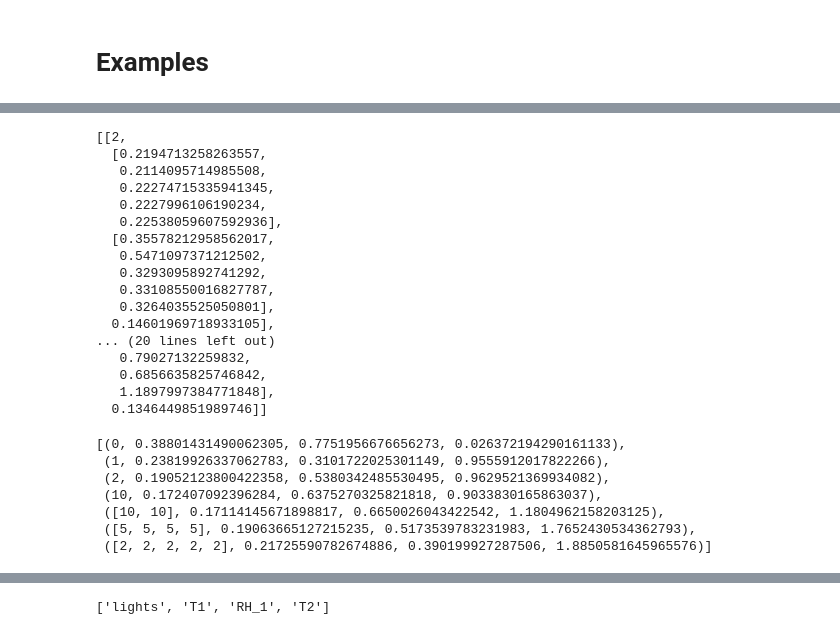
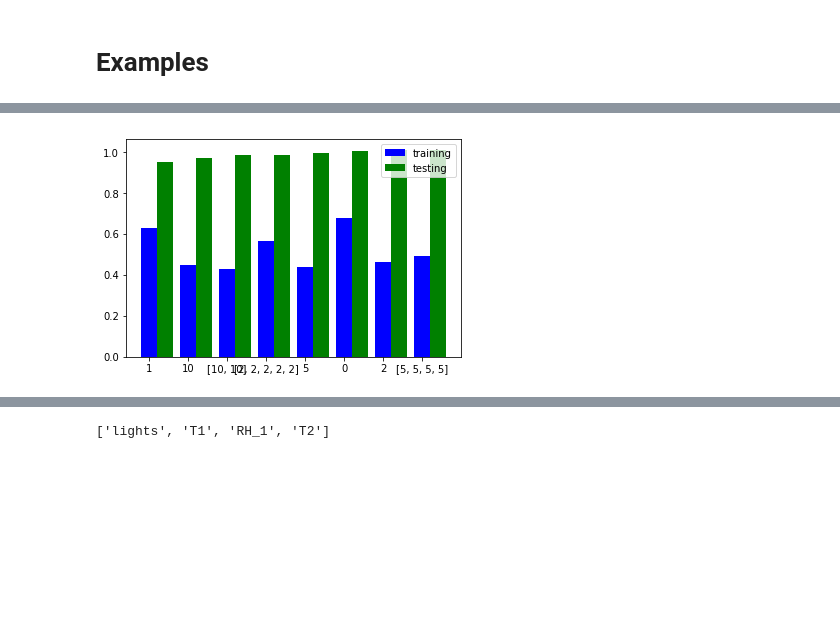
Before and after one commit to lkwilson/Conways-Game-Of-Life-AI, a Jupyter notebook: a5/Wilson-A5.ipynb, the cells around one changed output, grey strips where cells are left out. Cells and saved outputs as stored; diff of their text form; code cells hidden in the pictures; blank space fills up the shorter version.

```diff
--- a/a5/Wilson-A5.ipynb
+++ b/a5/Wilson-A5.ipynb
@@ -146,3 +175,13 @@ def bestNetwork(summary):
+# %%
+def plotSummary(summary):
+    summary = sorted(deepcopy(summary), key=lambda x:x[2])
+    length = 1
+    x = np.arange(len(summary))*length
+    width=.4*length
+    plt.xticks(x, [str(e[0]) for e in summary])
+    plt.bar(x, [e[1] for e in summary], width, color='b', label="training")
+    plt.bar(x+width, [e[2] for e in summary], width, color='g', label="testing")
+    plt.legend()
 # %% [markdown]
 # Examples
 # %%
@@ -207,36 +214,9 @@ array([[-0.0466464 ],
 # %%
-results = trainNNs(X, T, 0.8, [2, 10, [10, 10]], 5, 100, classify=False)
-results
+results = trainNNs(X, T, 0.8, [0, 1, 2, 5, 10, [10, 10], [5, 5, 5, 5], [2]*5], 50, 100, classify=False)
-# %% [output]
-[[2,
-  [0.2194713258263557,
-   0.2114095714985508,
-   0.22274715335941345,
-   0.2227996106190234,
-   0.22538059607592936],
-  [0.35578212958562017,
-   0.5471097371212502,
-   0.3293095892741292,
-   0.33108550016827787,
-   0.3264035525050801],
-  0.14601969718933105],
-... (20 lines left out)
-   0.79027132259832,
-   0.6856635825746842,
-   1.1897997384771848],
-  0.1346449851989746]]
-# %%
-results = trainNNs(X, T, 0.8, [0, 1, 2, 10, [10, 10], [5, 5, 5, 5], [2]*5], 50, 100, classify=False)
-# %%
-summarize(results)
-# %% [output]
-[(0, 0.38801431490062305, 0.7751956676656273, 0.026372194290161133),
- (1, 0.23819926337062783, 0.3101722025301149, 0.9555912017822266),
- (2, 0.19052123800422358, 0.5380342485530495, 0.9629521369934082),
- (10, 0.172407092396284, 0.6375270325821818, 0.9033830165863037),
- ([10, 10], 0.17114145671898817, 0.6650026043422542, 1.1804962158203125),
- ([5, 5, 5, 5], 0.19063665127215235, 0.5173539783231983, 1.7652430534362793),
- ([2, 2, 2, 2, 2], 0.21725590782674886, 0.390199927287506, 1.8850581645965576)]
+# %%
+plotSummary(summarize(results))
+# %% [output]
+[figure, added]
 # %%
 best = bestNetwork(summarize(results))
 print(best)
```
Also changed, not shown: parts of 65 cells of this notebook, 1 other file.
